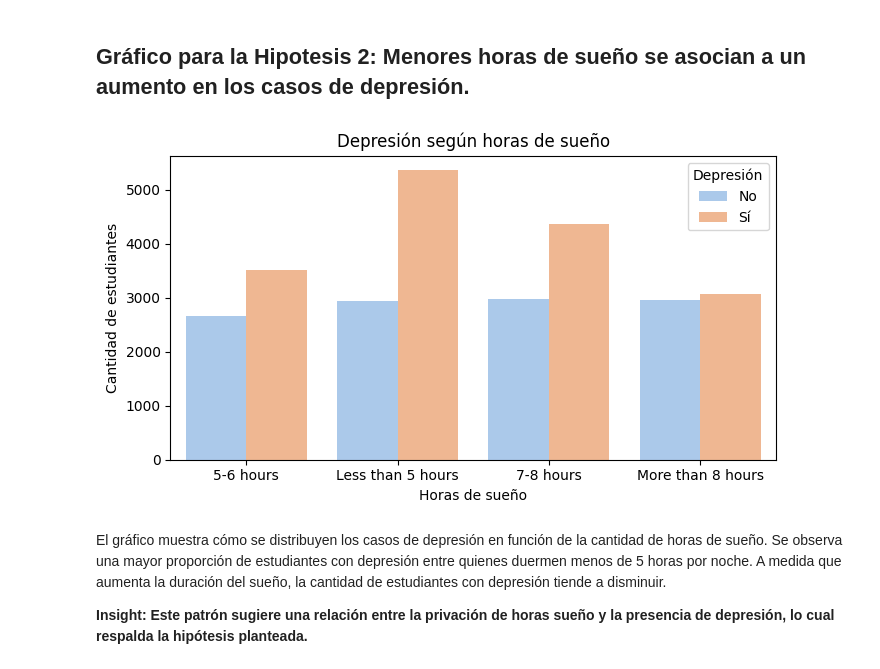
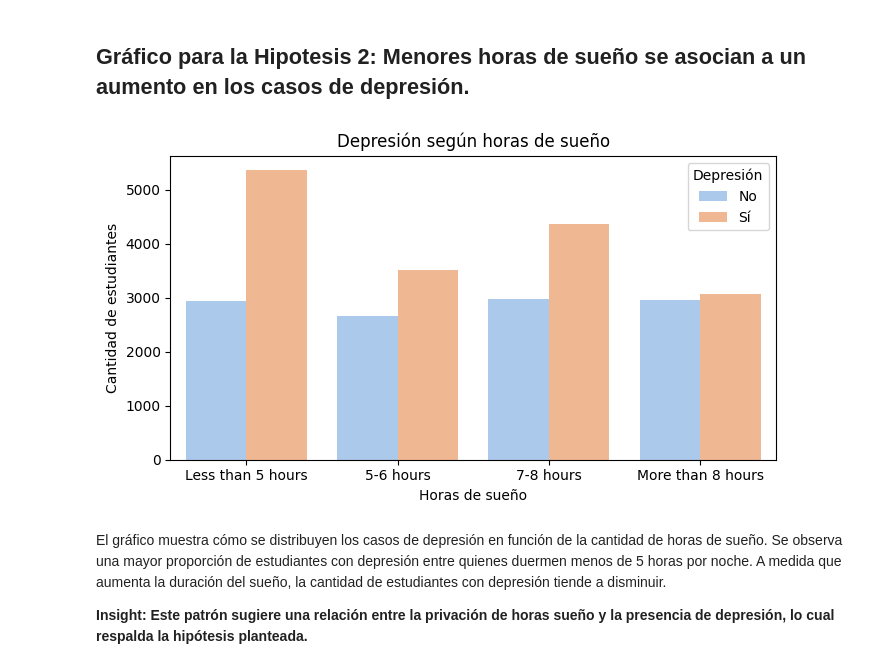
Before and after one commit to FlorMauves/ProyectoData2-StudentDepression-FlorenciaMauvesinTogel, a Jupyter notebook: ProyectoData2_StudenDepression_FlorenciaMauvesinTogel_ipynb.ipynb, the cells around one changed output. Cells and saved outputs as stored; diff of their text form; code cells hidden in the pictures.

```diff
--- a/ProyectoData2_StudenDepression_FlorenciaMauvesinTogel_ipynb.ipynb
+++ b/ProyectoData2_StudenDepression_FlorenciaMauvesinTogel_ipynb.ipynb
@@ -300,0 +346,5 @@ df.drop(columns=["Job Satisfaction", "Work Pressure"], inplace=True)
+# %%
+# Eliminacion de la Columna 'Profession' Presenta una variabilidad extremadamente baja, siendo casi todos los registros 'Student', lo que la hace no informativa para el modelo predictivo
+df = df.drop('Profession', axis=1)
+print("Columna 'Profession' eliminada con éxito.")
+print("Justificación: Presenta una variabilidad extremadamente baja, siendo casi todos los registros 'Student', lo que la hace no informativa para el modelo predictivo.")
@@ -654,7 +709,6 @@ Valores únicos en Degree después de la limpieza:
 ['B.A.', 'B.ARCH', 'B.B.A.', 'B.C.A.', 'B.Com.', 'B.E.', 'B.Ed.', 'B.H.M.', 'B.PHARM', 'B.Sc.', 'B.TECH', 'Class 12', 'LL.B.', 'LL.M.', 'M.A.', 'M.B.A.', 'M.C.A.', 'M.COM', 'M.D.', 'M.E.', 'M.ED', 'M. ...
 # %%
 # Limpiar comillas en las columnas catgoricas
-df['Profession'] = df['Profession'].str.replace("'", "").str.strip()
 df['Dietary Habits'] = df['Dietary Habits'].str.replace("'", "").str.strip()
 df['Family History of Mental Illness'] = df['Family History of Mental Illness'].str.replace("'", "").str.strip()
 # %%
@@ -703,5 +753,8 @@ Valores únicos en 'Depression': [1 0]
 Valores únicos en 'Financial Stress': ['1.0' '2.0' '5.0' '3.0' '4.0']
 Valores únicos en 'Academic Pressure': [5 2 3 4 1 0]
 # %%
-# Convertir Financial Stress de texto a int64
-df.loc[:, 'Financial Stress'] = pd.to_numeric(df['Financial Stress'], errors='coerce').astype('Int64')
+# Filtrar valores invalidos en "Academic Pressure"
+df = df[df['Academic Pressure'] != 0]
+
+# convertir "Financial Stress" de texto a int64
+df["Financial Stress"] = pd.to_numeric(df["Financial Stress"], errors="coerce").astype("Int64")
@@ -757,21 +807,26 @@ Similar al anterior, este gráfico muestra cómo se distribuyen los casos de dep
 # %% [markdown]
 ## Gráfico para la Hipotesis 2: Menores horas de sueño se asocian a un aumento en los casos de depresión.
 # %%
+# Define the desired order for the x-axis
+sleep_order = ['Less than 5 hours', '5-6 hours', '7-8 hours', 'More than 8 hours']
+
 # Barras agrupadas - Horas de sueño vs Depresion
 plt.figure(figsize=(7, 4))
 sns.countplot(
     data=df,
     x="Sleep Duration",
     hue="Depression",
-    palette="pastel")
+    order=sleep_order,
+    palette="pastel"
+)
 plt.title("Depresión según horas de sueño")
 plt.xlabel("Horas de sueño")
 plt.ylabel("Cantidad de estudiantes")
 plt.legend(title="Depresión", labels=["No", "Sí"])
 plt.tight_layout()
 plt.show()
 # %% [output]
-[figure, old version]
+[figure, new version]
 # %% [markdown]
 El gráfico muestra cómo se distribuyen los casos de depresión en función de la cantidad de horas de sueño. Se observa una mayor proporción de estudiantes con depresión entre quienes duermen menos de 5 horas por noche. A medida que aumenta la duración del sueño, la cantidad de estudiantes con depresión tiende a disminuir.
 
```
Also changed, not shown: parts of 24 cells of this notebook.
